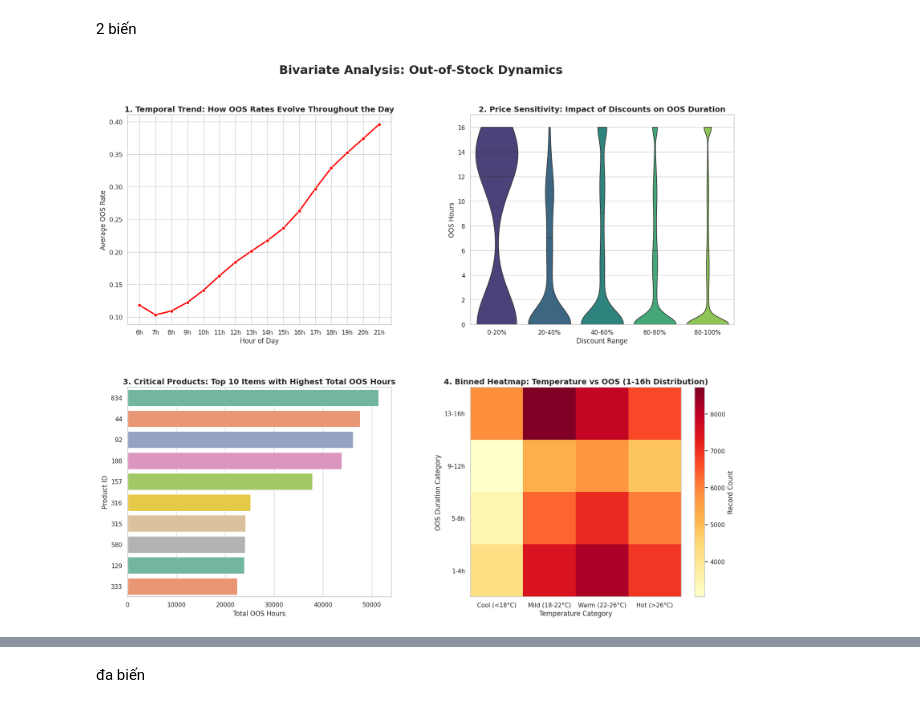
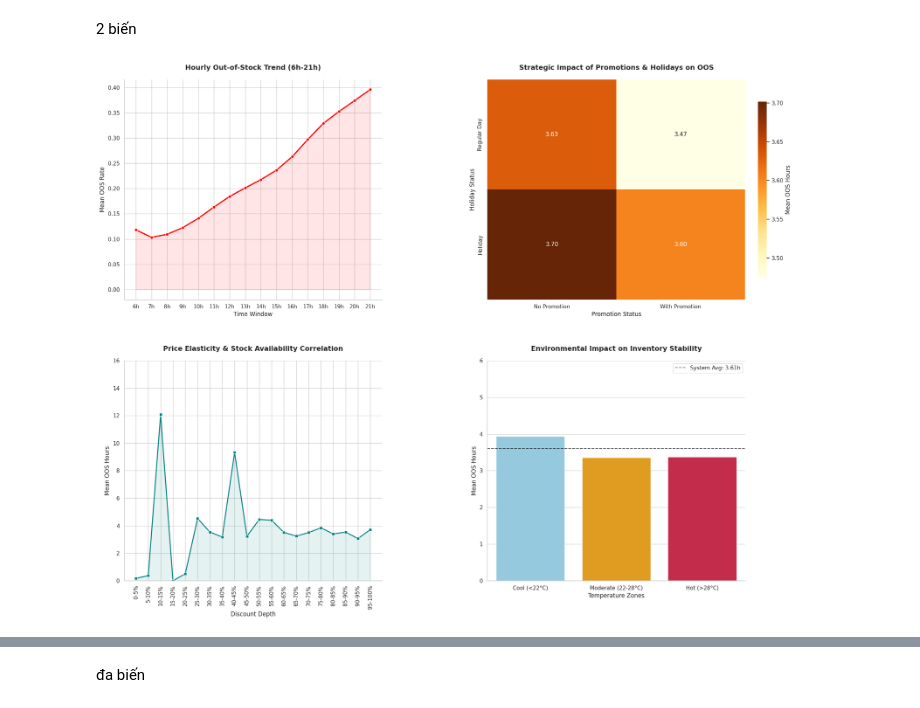
Before and after one commit to NinhHTK/Fresh-Food-Stockout-Forecasting, a Jupyter notebook: DataProcess & EDA.ipynb, the cells around one changed output, grey strips where cells are left out. Saved outputs shown, nothing was run; the diff lists cells and outputs as text; code cells hidden in the pictures.

```diff
--- a/DataProcess & EDA.ipynb
+++ b/DataProcess & EDA.ipynb
@@ -467,77 +467,79 @@ import ast
 from matplotlib.gridspec import GridSpec
 
 df = df_eda.copy()
 
 if not pd.api.types.is_datetime64_any_dtype(df['dt']):
     df['dt'] = pd.to_datetime(df['dt'])
 
 def safe_eval(x):
     if isinstance(x, (list, np.ndarray)): return x
     try: return ast.literal_eval(x)
     except: return [0]*24
 
 df['hours_stock_status'] = df['hours_stock_status'].apply(safe_eval)
-df['stock_hour6_21_cnt'] = df['hours_stock_status'].apply(lambda x: sum(1 for status in x[6:22] if status == 0))
+df['stock_hour6_22_cnt'] = df['hours_stock_status'].apply(lambda x: sum(1 for status in x[6:22] if status == 0))
 total_hours_window = 16
 hours_df = pd.DataFrame(df['hours_stock_status'].tolist(), columns=[f'{i}h' for i in range(24)])
-df['oos_hours_per_record'] = total_hours_window - df['stock_hour6_21_cnt']
+df['oos_hours_per_record'] = total_hours_window - df['stock_hour6_22_cnt']
 
 sns.set_theme(style="whitegrid")
-fig = plt.figure(figsize=(20, 16))
-gs = GridSpec(2, 2, figure=fig, hspace=0.3, wspace=0.3)
-fig.suptitle('Bivariate Analysis: Out-of-Stock Dynamics', fontsize=22, fontweight='bold', y=0.96)
+fig = plt.figure(figsize=(20, 16), constrained_layout=True)
+fig.get_layout_engine().set(w_pad=0.1, h_pad=0.1, wspace=0.25, hspace=0.1)
+gs = GridSpec(2, 2, figure=fig)
 
 ax1 = fig.add_subplot(gs[0, 0])
 hourly_oos_rate = hours_df[[f'{i}h' for i in range(6, 22)]].mean()
 sns.lineplot(x=hourly_oos_rate.index, y=hourly_oos_rate.values, marker='o', color='red', linewidth=2.5, ax=ax1)
-ax1.set_title('1. Temporal Trend: How OOS Rates Evolve Throughout the Day', fontsize=14, fontweight='bold')
-ax1.set_xlabel('Hour of Day')
-ax1.set_ylabel('Average OOS Rate')
+ax1.fill_between(hourly_oos_rate.index, hourly_oos_rate.values, color='red', alpha=0.1)
+ax1.set_title('Hourly Out-of-Stock Trend (6h-21h)', fontsize=14, fontweight='bold', pad=20)
+ax1.set_xlabel('Time Window')
+ax1.set_ylabel('Mean OOS Rate')
+ax1.spines['top'].set_visible(False)
+ax1.spines['right'].set_visible(False)
 
 ax2 = fig.add_subplot(gs[0, 1])
-df['discount_grp_5'] = pd.cut(df['discount'], bins=[0, 0.2, 0.4, 0.6, 0.8, 1.0], labels=['0-20%', '20-40%', '40-60%', '60-80%', '80-100%'])
-sns.violinplot(x='discount_grp_5', y='oos_hours_per_record', data=df[df['discount'] <= 1.0], palette='viridis', ax=ax2, hue='discount_grp_5', legend=False, inner="quart", cut=0)
-ax2.set_ylim(0, 17)
-ax2.set_title('2. Price Sensitivity: Impact of Discounts on OOS Duration', fontsize=14, fontweight='bold')
-ax2.set_xlabel('Discount Range')
-ax2.set_ylabel('OOS Hours')
+correlation_matrix = df.pivot_table(index='holiday_flag', columns='activity_flag', values='oos_hours_per_record', aggfunc='mean')
+sns.heatmap(correlation_matrix, annot=True, fmt=".2f", cmap="YlOrBr", cbar_kws={'label': 'Mean OOS Hours', 'shrink': 0.8}, ax=ax2)
+ax2.set_title('Strategic Impact of Promotions & Holidays on OOS', fontsize=14, fontweight='bold', pad=20)
+ax2.set_xticklabels(['No Promotion', 'With Promotion'])
+ax2.set_yticklabels(['Regular Day', 'Holiday'])
+ax2.set_xlabel('Promotion Status')
+ax2.set_ylabel('Holiday Status')
+for spine in ax2.spines.values():
+    spine.set_visible(False)
 
 ax3 = fig.add_subplot(gs[1, 0])
-top_10 = df.groupby('product_id')['oos_hours_per_record'].sum().nlargest(10).reset_index()
-top_10['product_id'] = top_10['product_id'].astype(str)
-sns.barplot(x='oos_hours_per_record', y='product_id', data=top_10, palette='Set2', hue='product_id', legend=False, ax=ax3)
-ax3.set_title('3. Critical Products: Top 10 Items with Highest Total OOS Hours', fontsize=14, fontweight='bold')
-ax3.set_xlabel('Total OOS Hours')
-ax3.set_ylabel('Product ID')
+bins_5 = np.arange(0, 1.05, 0.05)
+labels_5 = [f'{int(i*100)}-{int((i+0.05)*100)}%' for i in bins_5[:-1]]
+df['discount_grp_5'] = pd.cut(df['discount'], bins=bins_5, labels=labels_5)
+mean_oos_by_discount = df[df['discount'] <= 1.0].groupby('discount_grp_5', observed=False)['oos_hours_per_record'].mean().reset_index()
+sns.lineplot(x='discount_grp_5', y='oos_hours_per_record', data=mean_oos_by_discount, marker='s', markersize=6, color='teal', linewidth=2, ax=ax3)
+ax3.fill_between(range(len(mean_oos_by_discount)), mean_oos_by_discount['oos_hours_per_record'], color='teal', alpha=0.1)
+ax3.set_title('Price Elasticity & Stock Availability Correlation', fontsize=14, fontweight='bold', pad=20)
+ax3.tick_params(axis='x', rotation=90)
+ax3.set_xlabel('Discount Depth')
+ax3.set_ylabel('Mean OOS Hours')
+ax3.set_ylim(0, 16)
+ax3.spines['top'].set_visible(False)
+ax3.spines['right'].set_visible(False)
 
 ax4 = fig.add_subplot(gs[1, 1])
-df_oos_only = df[df['oos_hours_per_record'] > 0].copy()
-temp_bins_even = [0, 18, 22, 26, 100]
-df_oos_only['temp_bins'] = pd.cut(df_oos_only['avg_temperature'], bins=temp_bins_even, labels=[0, 1, 2, 3])
-
-def map_oos_to_4_groups(val):
-    if 1 <= val <= 4: return 0.5
-    if 5 <= val <= 8: return 1.5
-    if 9 <= val <= 12: return 2.5
-    return 3.5
-
-df_oos_only['oos_y_coord'] = df_oos_only['oos_hours_per_record'].apply(map_oos_to_4_groups)
-
-h2d = ax4.hist2d(df_oos_only['temp_bins'].astype(float) + 0.5, df_oos_only['oos_y_coord'], bins=[[0, 1, 2, 3, 4], [0, 1, 2, 3, 4]], cmap='YlOrRd')
-fig.colorbar(h2d[3], ax=ax4, label='Record Count')
-
-ax4.set_title('4. Binned Heatmap: Temperature vs OOS (1-16h Distribution)', fontsize=14, fontweight='bold')
-ax4.set_xlabel('Temperature Category')
-ax4.set_ylabel('OOS Duration Category')
-
-temp_labels = ['Cool (<18°C)', 'Mild (18-22°C)', 'Warm (22-26°C)', 'Hot (>26°C)']
-ax4.set_xticks([0.5, 1.5, 2.5, 3.5])
-ax4.set_xticklabels(temp_labels)
-
-oos_labels = ['1-4h', '5-8h', '9-12h', '13-16h']
-ax4.set_yticks([0.5, 1.5, 2.5, 3.5])
-ax4.set_yticklabels(oos_labels)
+temp_bins_impact = [0, 22, 28, 100]
+temp_labels_impact = ['Cool (<22°C)', 'Moderate (22-28°C)', 'Hot (>28°C)']
+df['temp_impact'] = pd.cut(df['avg_temperature'], bins=temp_bins_impact, labels=temp_labels_impact)
+temp_stats = df.groupby('temp_impact', observed=False)['oos_hours_per_record'].mean().reset_index()
+overall_mean = df['oos_hours_per_record'].mean()
+custom_colors = {'Cool (<22°C)': 'skyblue', 'Moderate (22-28°C)': 'orange', 'Hot (>28°C)': 'crimson'}
+sns.barplot(x='temp_impact', y='oos_hours_per_record', data=temp_stats, palette=custom_colors, hue='temp_impact', legend=False, ax=ax4)
+ax4.axhline(overall_mean, color='black', linestyle='--', alpha=0.6, label=f'System Avg: {overall_mean:.2f}h')
+ax4.legend()
+ax4.set_title('Environmental Impact on Inventory Stability', fontsize=14, fontweight='bold', pad=20)
+ax4.set_xlabel('Temperature Zones')
+ax4.set_ylabel('Mean OOS Hours')
+ax4.set_ylim(0, 6)
+ax4.spines['top'].set_visible(False)
+ax4.spines['right'].set_visible(False)
 
 plt.show()
 # %% [output]
-[figure, old version]
+[figure, new version]
```
Also changed, not shown: parts of 2 cells of this notebook.
